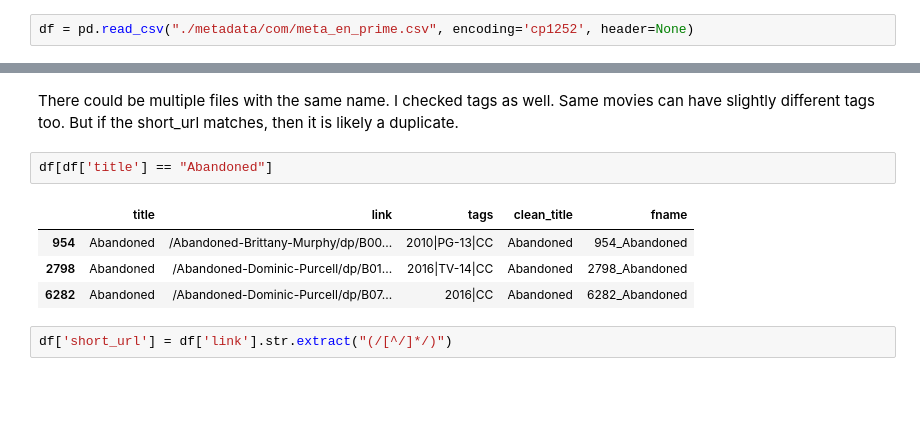
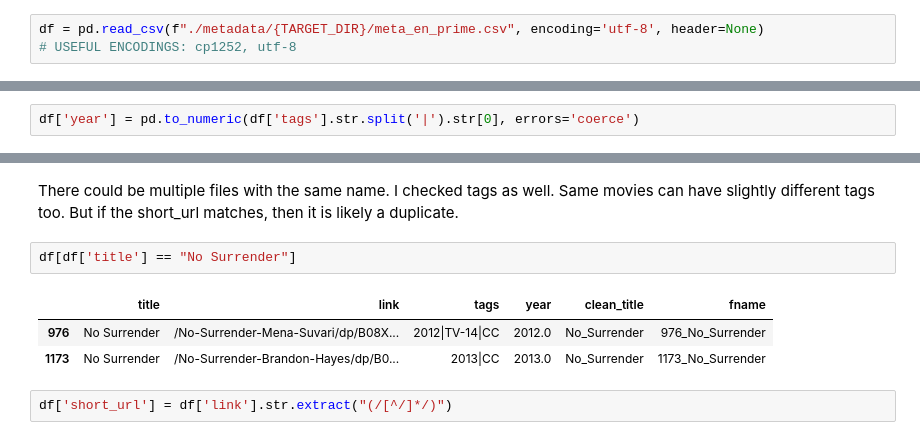
Before and after one commit to safal312/xray-collector, a Jupyter notebook: 2_parse_links/clean_metadata.ipynb, the cells around one changed output, grey strips where cells are left out. Drawn from its saved outputs; the diff is of its cells as text; blank space fills up the shorter version.

```diff
--- a/2_parse_links/clean_metadata.ipynb
+++ b/2_parse_links/clean_metadata.ipynb
@@ -6,5 +12,6 @@ import urllib
 # %%
-df = pd.read_csv("./metadata/com/meta_en_prime.csv", encoding='cp1252', header=None)
+df = pd.read_csv(f"./metadata/{TARGET_DIR}/meta_en_prime.csv", encoding='utf-8', header=None)
+# USEFUL ENCODINGS: cp1252, utf-8
 # %%
 df.tail()
 # %% [output]
@@ -23,3 +30,5 @@ df.shape
+# %%
+df['year'] = pd.to_numeric(df['tags'].str.split('|').str[0], errors='coerce')
 # %% [markdown]
 ### First, we'll convert the name to only alphanumeric characters
 # %%
@@ -65,12 +79,11 @@ df[df['title'].duplicated()]
 # %% [markdown]
 There could be multiple files with the same name. I checked tags as well. Same movies can have slightly different tags too. But if the short_url matches, then it is likely a duplicate.
 # %%
-df[df['title'] == "Abandoned"]
+df[df['title'] == "No Surrender"]
 # %% [output]
-|  | title | link | tags | clean_title | fname |
-| 954 | Abandoned | /Abandoned-Brittany-Murphy/dp/B00... | 2010|PG-13|CC | Abandoned | 954_Abandoned |
-| 2798 | Abandoned | /Abandoned-Dominic-Purcell/dp/B01... | 2016|TV-14|CC | Abandoned | 2798_Abandoned |
-| 6282 | Abandoned | /Abandoned-Dominic-Purcell/dp/B07... | 2016|CC | Abandoned | 6282_Abandoned |
+|  | title | link | tags | year | clean_title | fname |
+| 976 | No Surrender | /No-Surrender-Mena-Suvari/dp/B08X... | 2012|TV-14|CC | 2012.0 | No_Surrender | 976_No_Surrender |
+| 1173 | No Surrender | /No-Surrender-Brandon-Hayes/dp/B0... | 2013|CC | 2013.0 | No_Surrender | 1173_No_Surrender |
 # %%
 df['short_url'] = df['link'].str.extract("(/[^/]*/)")
 # %% [markdown]
```
Also changed, not shown: parts of 27 cells of this notebook, 46 other files.
